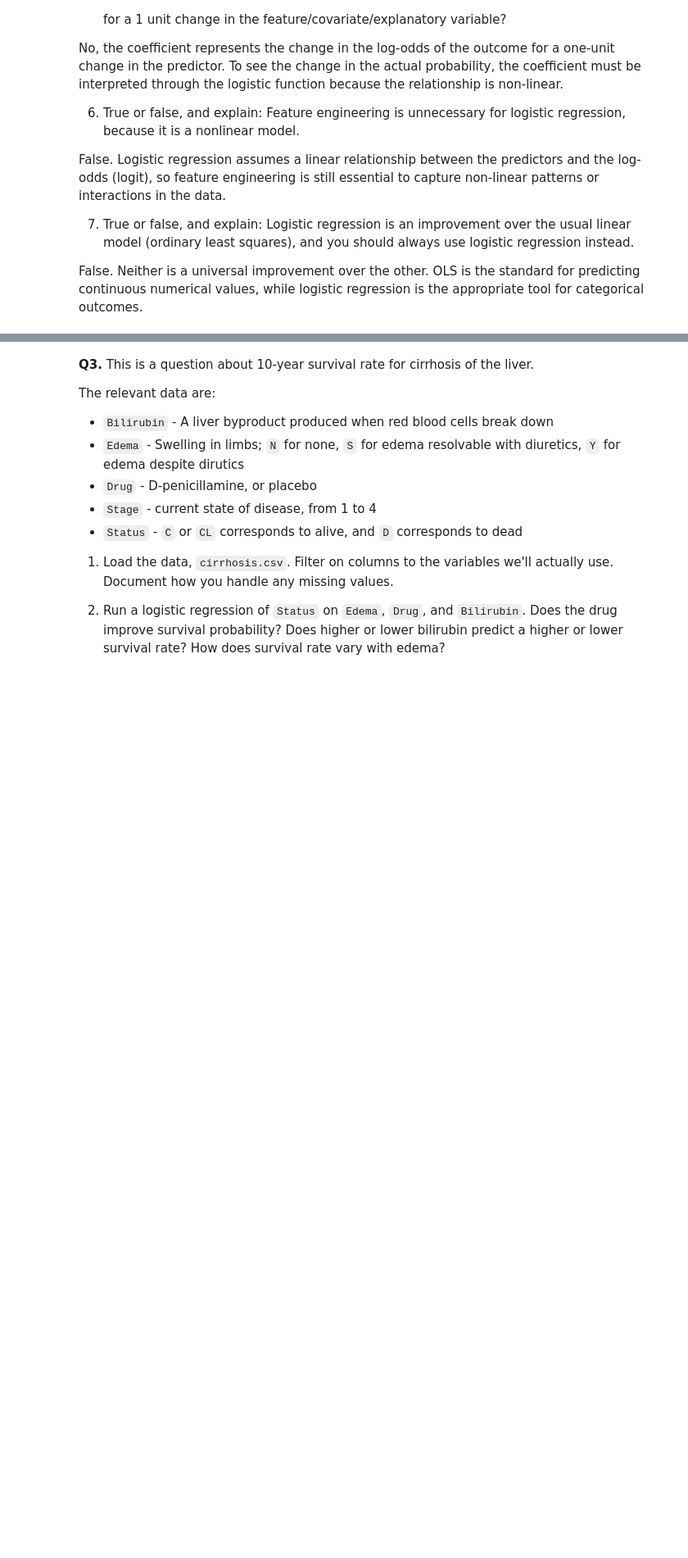
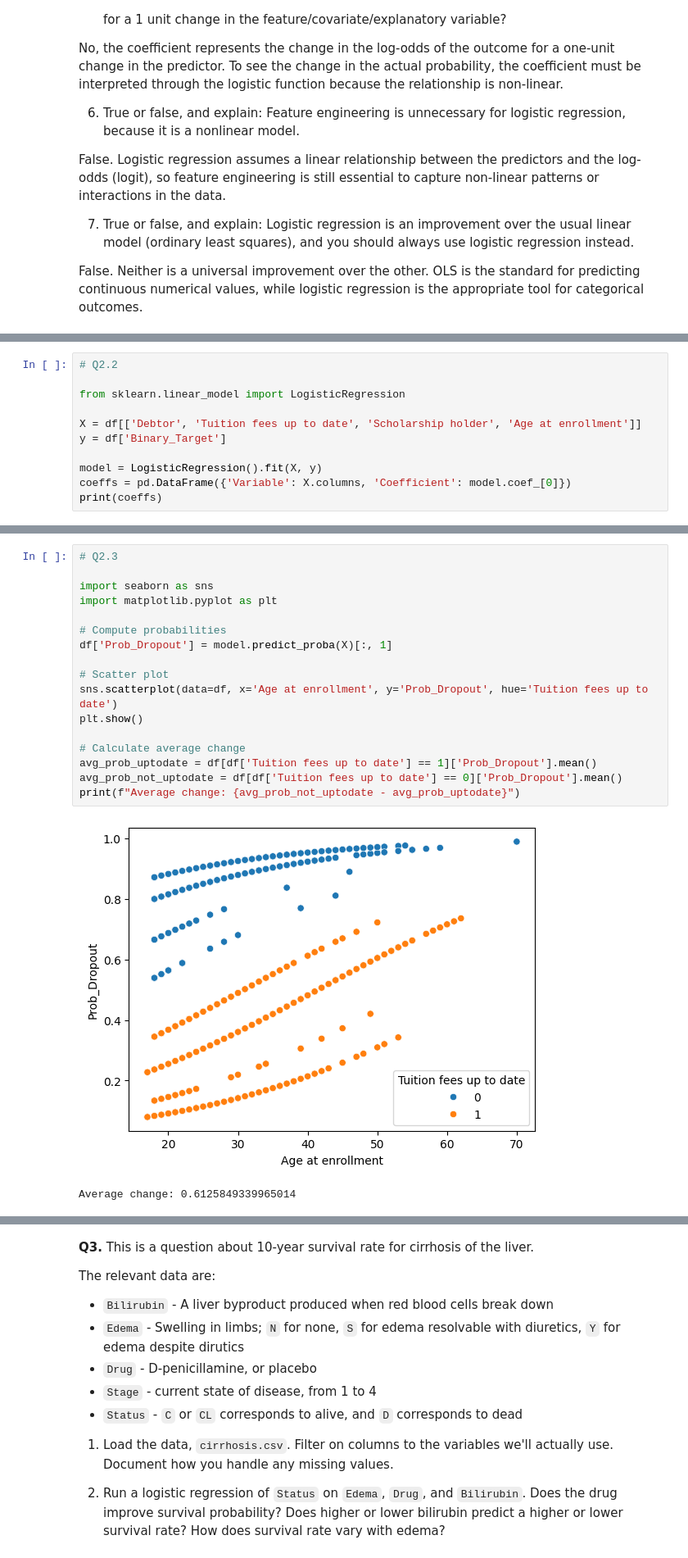
Before and after one commit to liamscanlon5/undergrad_ml_assignments, a Jupyter notebook: 05_assignment_glm.ipynb, the cells around one changed output, grey strips where cells are left out. Shown at 82% size. Cells and saved outputs as stored; diff of their text form; blank space fills up the shorter version.

```diff
--- a/05_assignment_glm.ipynb
+++ b/05_assignment_glm.ipynb
@@ -60,0 +81,11 @@ The relevant variables are:
+# %%
+# Q2.2
+
+from sklearn.linear_model import LogisticRegression
+
+X = df[['Debtor', 'Tuition fees up to date', 'Scholarship holder', 'Age at enrollment']]
+y = df['Binary_Target']
+
+model = LogisticRegression().fit(X, y)
+coeffs = pd.DataFrame({'Variable': X.columns, 'Coefficient': model.coef_[0]})
+print(coeffs)
@@ -60,0 +100,20 @@ The relevant variables are:
+# %%
+# Q2.3
+
+import seaborn as sns
+import matplotlib.pyplot as plt
+
+# Compute probabilities
+df['Prob_Dropout'] = model.predict_proba(X)[:, 1]
+
+# Scatter plot
+sns.scatterplot(data=df, x='Age at enrollment', y='Prob_Dropout', hue='Tuition fees up to date')
+plt.show()
+
+# Calculate average change
+avg_prob_uptodate = df[df['Tuition fees up to date'] == 1]['Prob_Dropout'].mean()
+avg_prob_not_uptodate = df[df['Tuition fees up to date'] == 0]['Prob_Dropout'].mean()
+print(f"Average change: {avg_prob_not_uptodate - avg_prob_uptodate}")
+# %% [output]
+[figure, added]
+Average change: 0.6125849339965014
```
Also changed, not shown: parts of 27 cells of this notebook.
